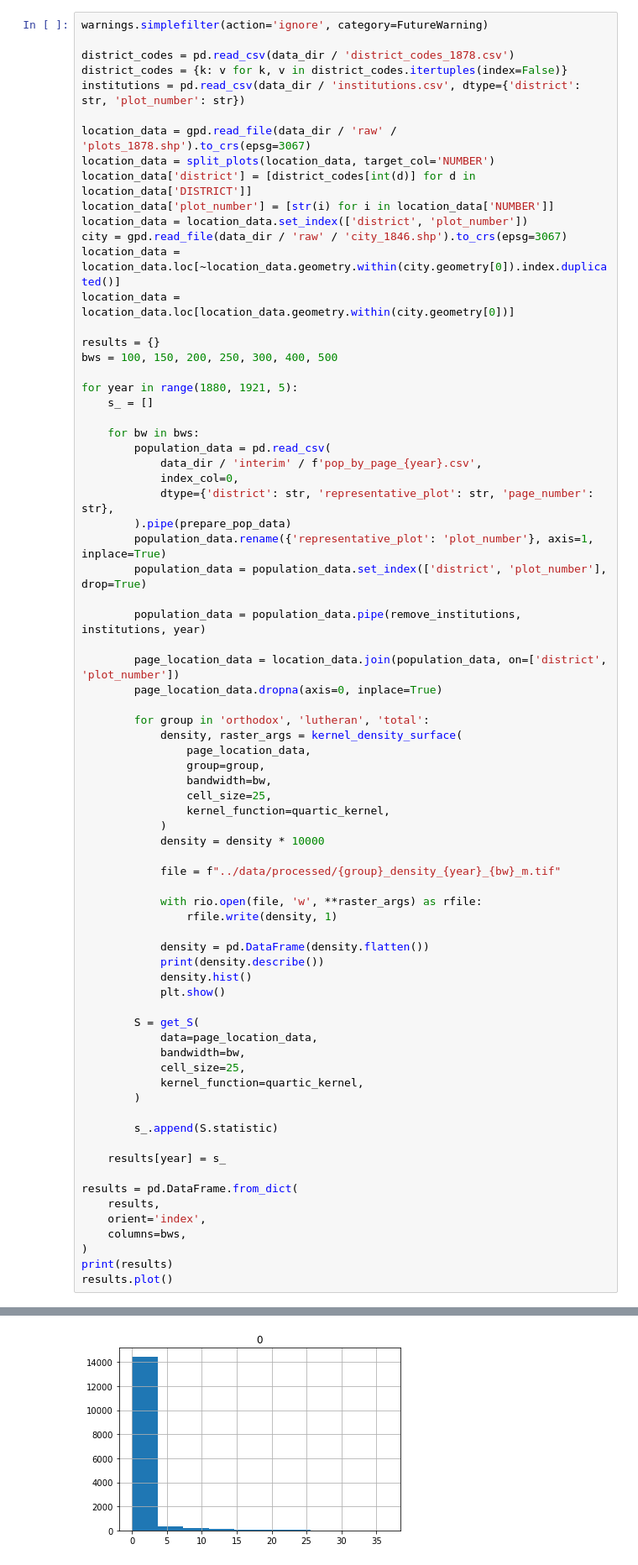
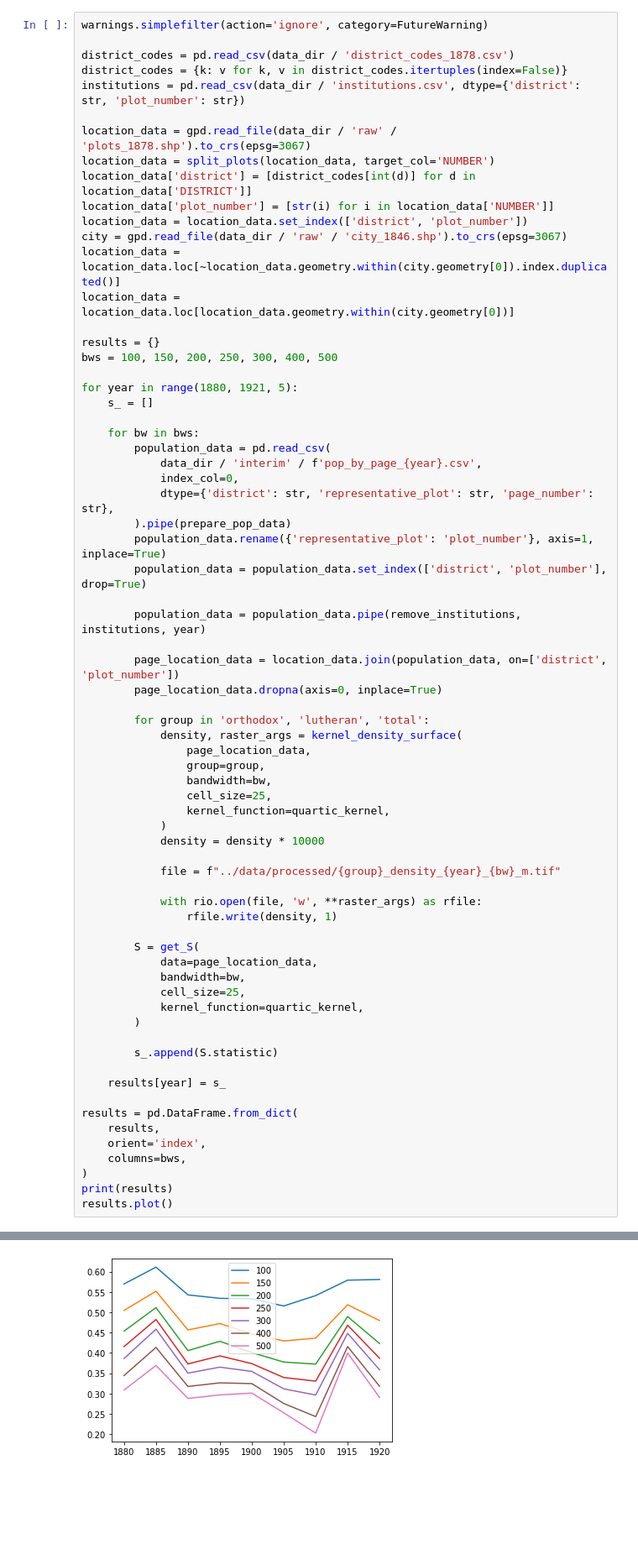
Before and after one commit to AnttiHaerkoenen/spatial_segregation, a Jupyter notebook: notebooks/segregation_change_1880-1920.ipynb, the cells around one changed output, grey strips where cells are left out. Shown at 84% size. Cells and saved outputs as stored; diff of their text form; blank space fills up the shorter version.

```diff
--- a/notebooks/segregation_change_1880-1920.ipynb
+++ b/notebooks/segregation_change_1880-1920.ipynb
@@ -240,11 +240,6 @@ for year in range(1880, 1921, 5):
             with rio.open(file, 'w', **raster_args) as rfile:
                 rfile.write(density, 1)
 
-            density = pd.DataFrame(density.flatten())
-            print(density.describe())
-            density.hist()
-            plt.show()
-
         S = get_S(
             data=page_location_data,
             bandwidth=bw,
@@ -284 +273 @@ mean       7.056370
-[figure, old version]
+[figure, new version]
```
Also changed, not shown: parts of 1 cell of this notebook, 2 other files.
